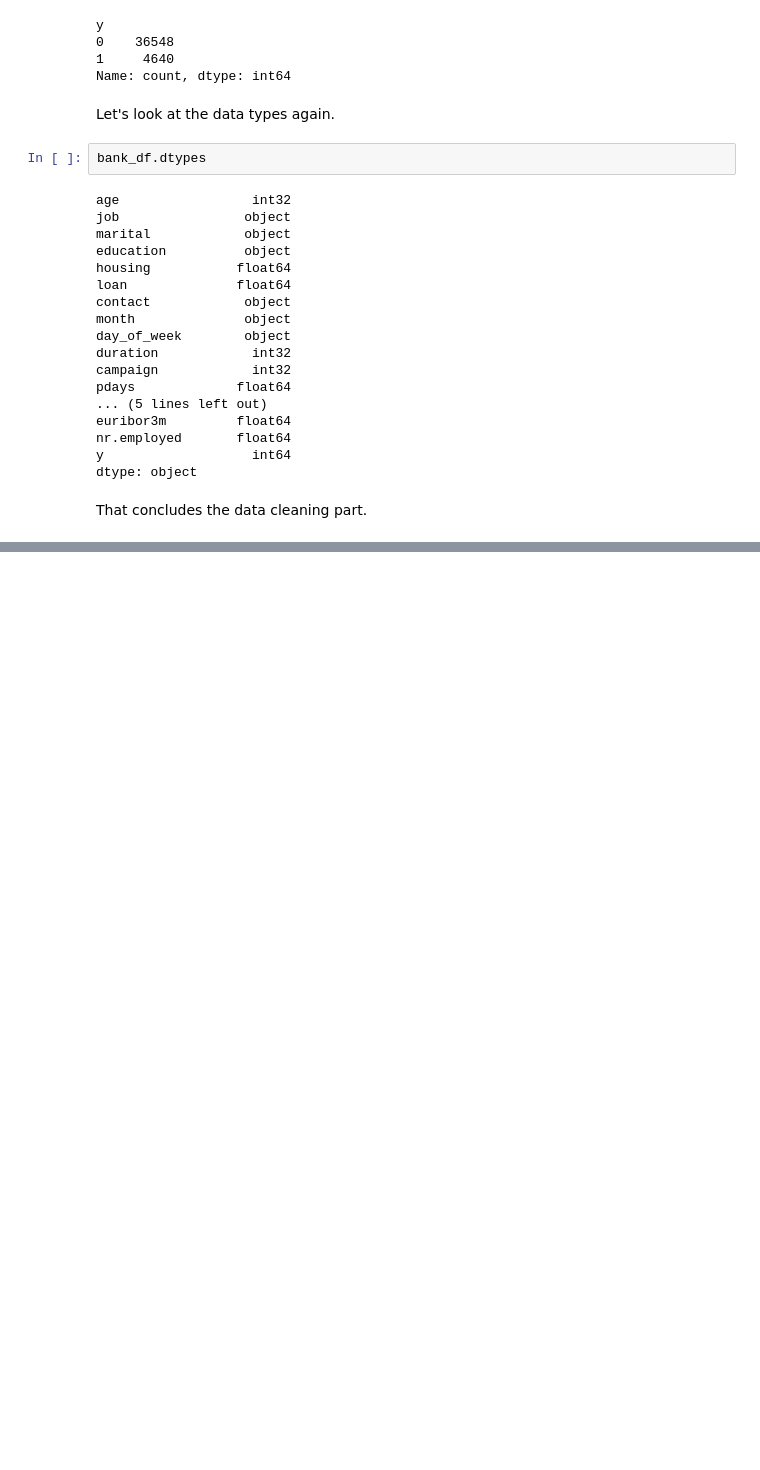
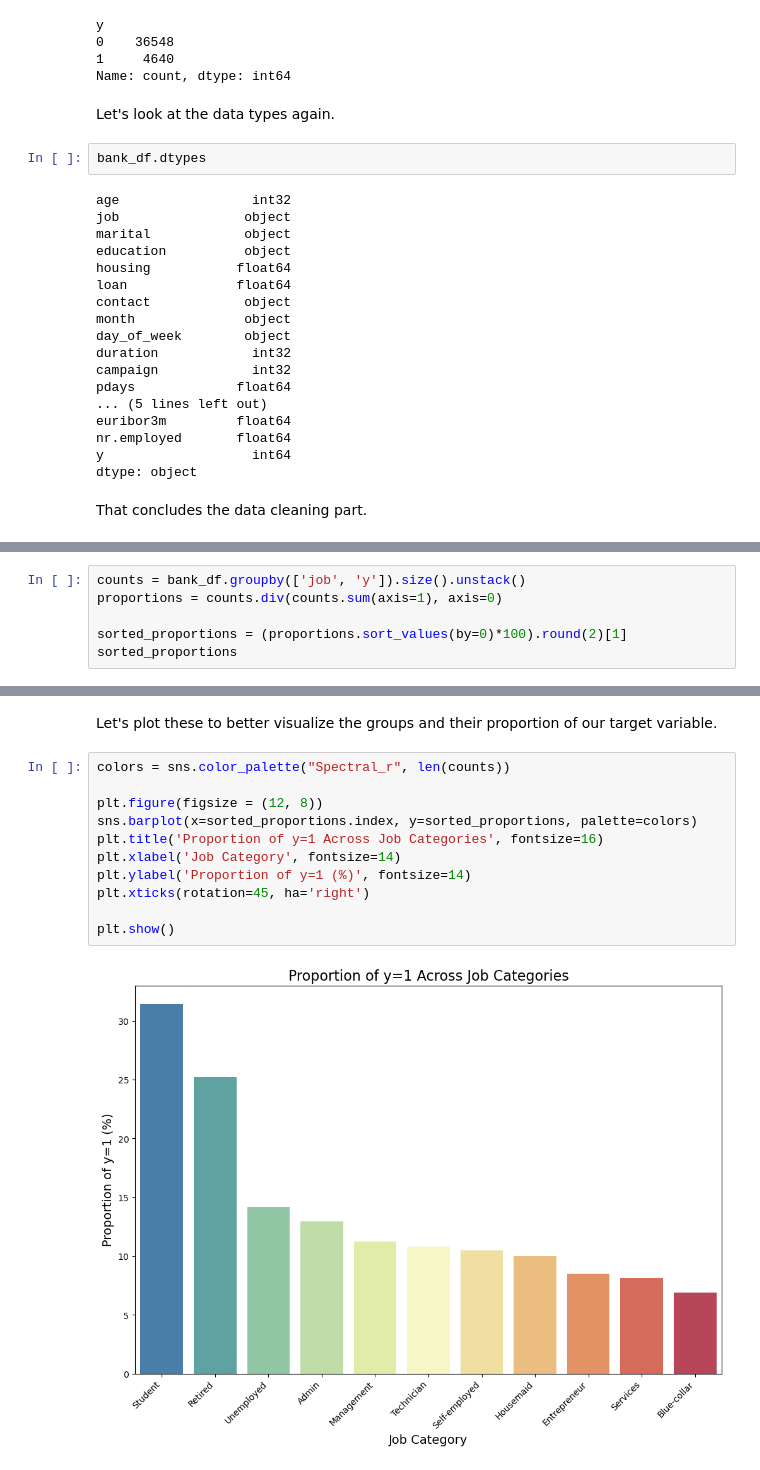
Before and after one commit to sagaitis/BankMarketingDataAnalysis, a Jupyter notebook: BankMarketingAnalysis_PauliusSagaitis.ipynb, the cells around one changed output, grey strips where cells are left out. Cells and saved outputs as stored; diff of their text form; blank space fills up the shorter version.

```diff
--- a/BankMarketingAnalysis_PauliusSagaitis.ipynb
+++ b/BankMarketingAnalysis_PauliusSagaitis.ipynb
@@ -590,0 +686,6 @@ plt.show()
+# %%
+counts = bank_df.groupby(['job', 'y']).size().unstack()
+proportions = counts.div(counts.sum(axis=1), axis=0)
+
+sorted_proportions = (proportions.sort_values(by=0)*100).round(2)[1]
+sorted_proportions
@@ -590,0 +706,15 @@ plt.show()
+# %% [markdown]
+Let's plot these to better visualize the groups and their proportion of our target variable.
+# %%
+colors = sns.color_palette("Spectral_r", len(counts))
+
+plt.figure(figsize = (12, 8))
+sns.barplot(x=sorted_proportions.index, y=sorted_proportions, palette=colors)
+plt.title('Proportion of y=1 Across Job Categories', fontsize=16)
+plt.xlabel('Job Category', fontsize=14)
+plt.ylabel('Proportion of y=1 (%)', fontsize=14)
+plt.xticks(rotation=45, ha='right')
+
+plt.show()
+# %% [output]
+[figure, added]
```
Also changed, not shown: parts of 105 cells of this notebook.
